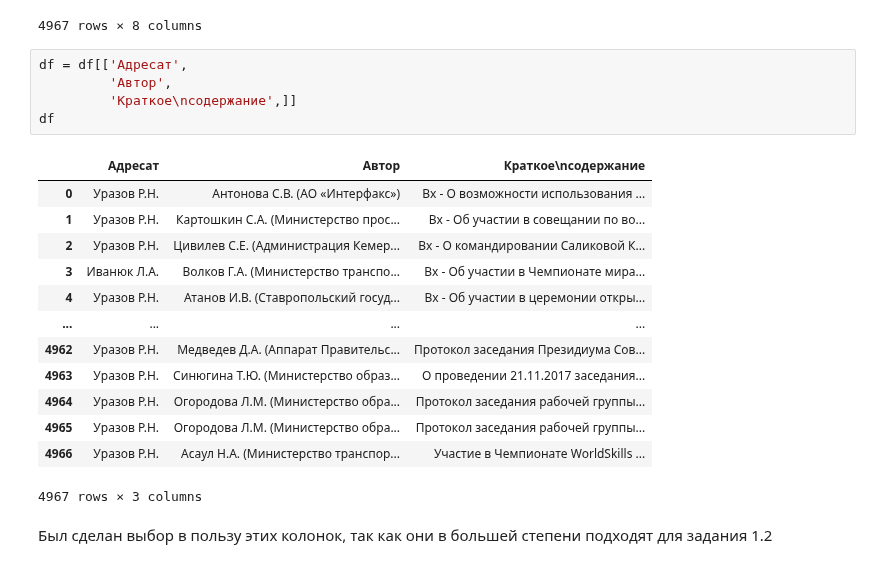
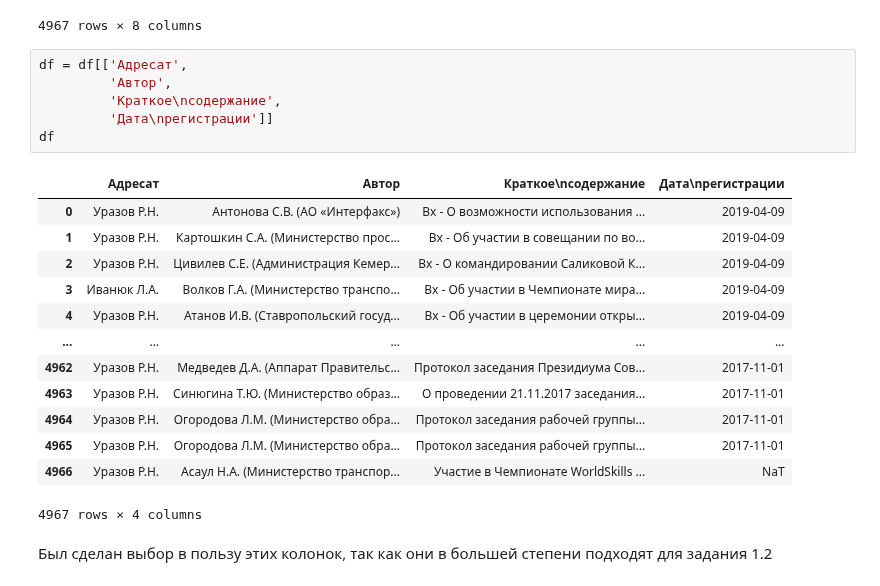
Before and after one commit to DmitriyOlesik/Mashinoe, a Jupyter notebook: Добро_пожаловать_в_Colaboratory!.ipynb, the cells around one changed output. Saved outputs shown, nothing was run; the diff lists cells and outputs as text.

```diff
--- a/Добро_пожаловать_в_Colaboratory!.ipynb
+++ b/Добро_пожаловать_в_Colaboratory!.ipynb
@@ -24,22 +24,23 @@ df
 # %%
 df = df[['Адресат',
          'Автор',
-         'Краткое\nсодержание',]]
+         'Краткое\nсодержание',
+         'Дата\nрегистрации']]
 df
 # %% [output]
-|  | Адресат | Автор | Краткое\nсодержание |
-| 0 | Уразов Р.Н. | Антонова С.В. (АО «Интерфакс») | Вх - О возможности использования ... |
-| 1 | Уразов Р.Н. | Картошкин С.А. (Министерство прос... | Вх - Об участии в совещании по во... |
-| 2 | Уразов Р.Н. | Цивилев С.Е. (Администрация Кемер... | Вх - О командировании Саликовой К... |
-| 3 | Иванюк Л.А. | Волков Г.А. (Министерство транспо... | Вх - Об участии в Чемпионате мира... |
-| 4 | Уразов Р.Н. | Атанов И.В. (Ставропольский госуд... | Вх - Об участии в церемонии откры... |
-| ... | ... | ... | ... |
-| 4962 | Уразов Р.Н. | Медведев Д.А. (Аппарат Правительс... | Протокол заседания Президиума Сов... |
-| 4963 | Уразов Р.Н. | Синюгина Т.Ю. (Министерство образ... | О проведении 21.11.2017 заседания... |
-| 4964 | Уразов Р.Н. | Огородова Л.М. (Министерство обра... | Протокол заседания рабочей группы... |
-| 4965 | Уразов Р.Н. | Огородова Л.М. (Министерство обра... | Протокол заседания рабочей группы... |
-| 4966 | Уразов Р.Н. | Асаул Н.А. (Министерство транспор... | Участие в Чемпионате WorldSkills ... |
+|  | Адресат | Автор | Краткое\nсодержание | Дата\nрегистрации |
+| 0 | Уразов Р.Н. | Антонова С.В. (АО «Интерфакс») | Вх - О возможности использования ... | 2019-04-09 |
+| 1 | Уразов Р.Н. | Картошкин С.А. (Министерство прос... | Вх - Об участии в совещании по во... | 2019-04-09 |
+| 2 | Уразов Р.Н. | Цивилев С.Е. (Администрация Кемер... | Вх - О командировании Саликовой К... | 2019-04-09 |
+| 3 | Иванюк Л.А. | Волков Г.А. (Министерство транспо... | Вх - Об участии в Чемпионате мира... | 2019-04-09 |
+| 4 | Уразов Р.Н. | Атанов И.В. (Ставропольский госуд... | Вх - Об участии в церемонии откры... | 2019-04-09 |
+| ... | ... | ... | ... | ... |
+| 4962 | Уразов Р.Н. | Медведев Д.А. (Аппарат Правительс... | Протокол заседания Президиума Сов... | 2017-11-01 |
+| 4963 | Уразов Р.Н. | Синюгина Т.Ю. (Министерство образ... | О проведении 21.11.2017 заседания... | 2017-11-01 |
+| 4964 | Уразов Р.Н. | Огородова Л.М. (Министерство обра... | Протокол заседания рабочей группы... | 2017-11-01 |
+| 4965 | Уразов Р.Н. | Огородова Л.М. (Министерство обра... | Протокол заседания рабочей группы... | 2017-11-01 |
+| 4966 | Уразов Р.Н. | Асаул Н.А. (Министерство транспор... | Участие в Чемпионате WorldSkills ... | NaT |
-4967 rows × 3 columns
+4967 rows × 4 columns
 # %% [markdown]
 Был сделан выбор в пользу этих колонок, так как они в большей степени подходят для задания 1.2
 # %% [markdown]
```
Also changed, not shown: parts of 9 cells of this notebook.
